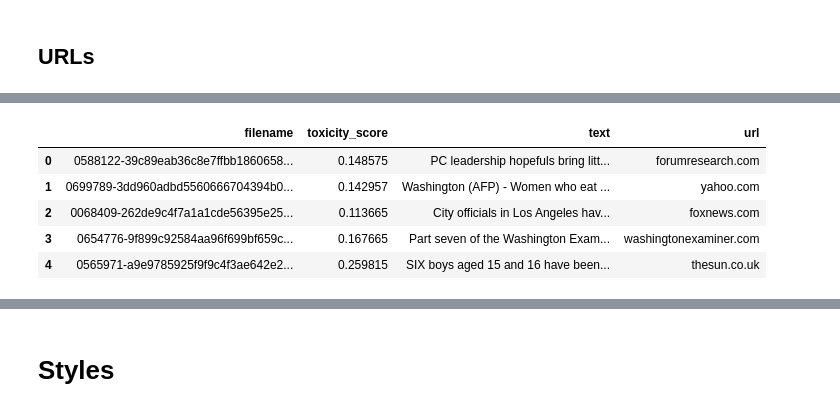
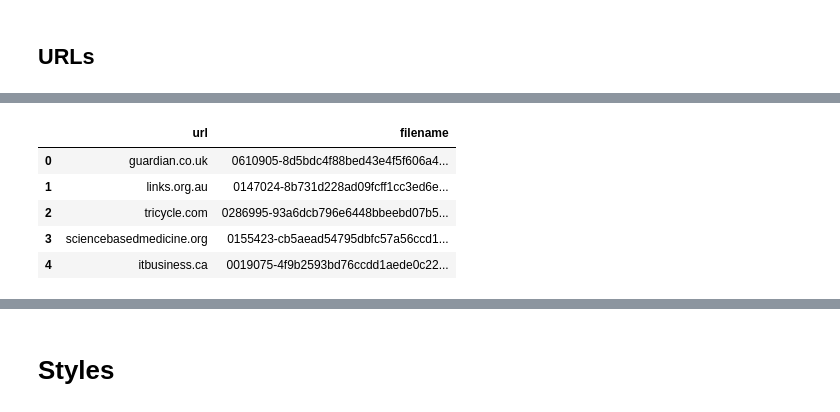
Before and after one commit to allenai/real-toxicity-prompts, a Jupyter notebook: perspective_api_statistics.ipynb, the cells around one changed output, grey strips where cells are left out. Drawn from its saved outputs; the diff is of its cells as text; code cells hidden in the pictures.

```diff
--- a/perspective_api_statistics.ipynb
+++ b/perspective_api_statistics.ipynb
@@ -164,13 +143,13 @@ def get_domain(url):
     ext = tldextract.extract(url)
     return ext.domain + '.' + ext.suffix
 # %%
-df2['url'] = df2['url'].apply(lambda url: get_domain(url))
+df_urls = pd.read_pickle(URLS_PICKLE)
+df_urls['url'] = df_urls['url'].apply(lambda url: get_domain(url))
+df_urls.head()
+# %% [output]
+|  | url | filename |
+| 0 | guardian.co.uk | 0610905-8d5bdc4f88bed43e4f5f606a4... |
+| 1 | links.org.au | 0147024-8b731d228ad09fcff1cc3ed6e... |
+| 2 | tricycle.com | 0286995-93a6dcb796e6448bbeebd07b5... |
+| 3 | sciencebasedmedicine.org | 0155423-cb5aead54795dbfc57a56ccd1... |
+| 4 | itbusiness.ca | 0019075-4f9b2593bd76ccdd1aede0c22... |
-# %%
-df2.head()
-# %% [output]
-|  | filename | toxicity_score | text | url |
-| 0 | 0588122-39c89eab36c8e7ffbb1860658... | 0.148575 | PC leadership hopefuls bring litt... | forumresearch.com |
-| 1 | 0699789-3dd960adbd5560666704394b0... | 0.142957 | Washington (AFP) - Women who eat ... | yahoo.com |
-| 2 | 0068409-262de9c4f7a1a1cde56395e25... | 0.113665 | City officials in Los Angeles hav... | foxnews.com |
-| 3 | 0654776-9f899c92584aa96f699bf659c... | 0.167665 | Part seven of the Washington Exam... | washingtonexaminer.com |
-| 4 | 0565971-a9e9785925f9f9c4f3ae642e2... | 0.259815 | SIX boys aged 15 and 16 have been... | thesun.co.uk |
```
Also changed, not shown: parts of 9 cells of this notebook, 1 other file.
